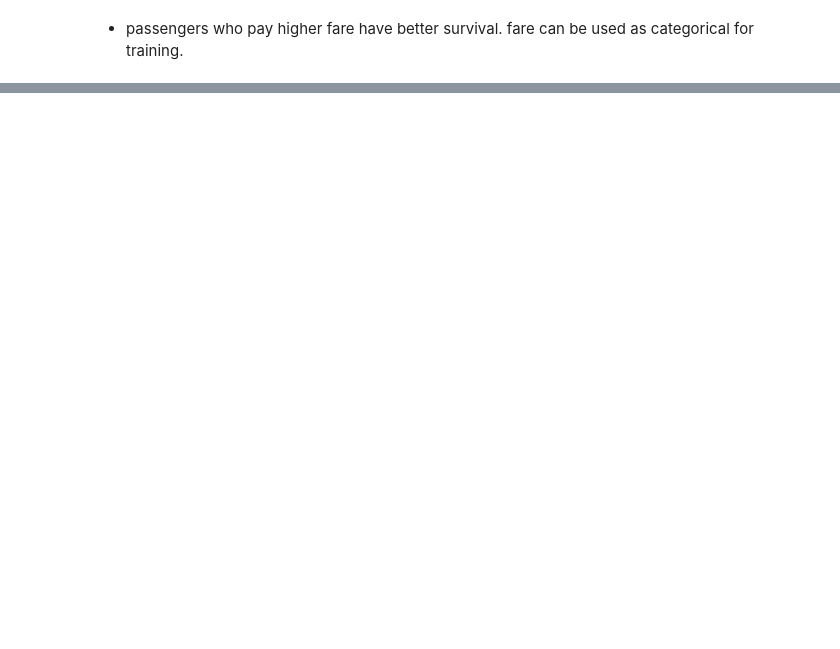
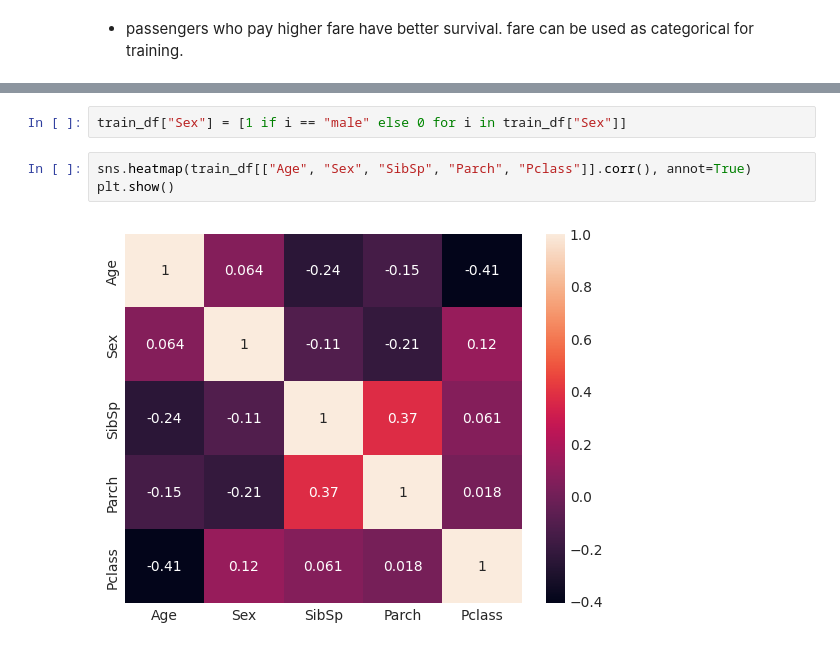
Before and after one commit to ozlem-dilek/titanic-EDA, a Jupyter notebook: titanic-eda.ipynb, the cells around one changed output, grey strips where cells are left out. Saved outputs shown, nothing was run; the diff lists cells and outputs as text; blank space fills up the shorter version.

```diff
--- a/titanic-eda.ipynb
+++ b/titanic-eda.ipynb
@@ -418,0 +459,7 @@ plt.show()
+# %%
+train_df["Sex"] = [1 if i == "male" else 0 for i in train_df["Sex"]]
+# %%
+sns.heatmap(train_df[["Age", "Sex", "SibSp", "Parch", "Pclass"]].corr(), annot=True)
+plt.show()
+# %% [output]
+[figure, added]
```
Also changed, not shown: parts of 13 cells of this notebook.
